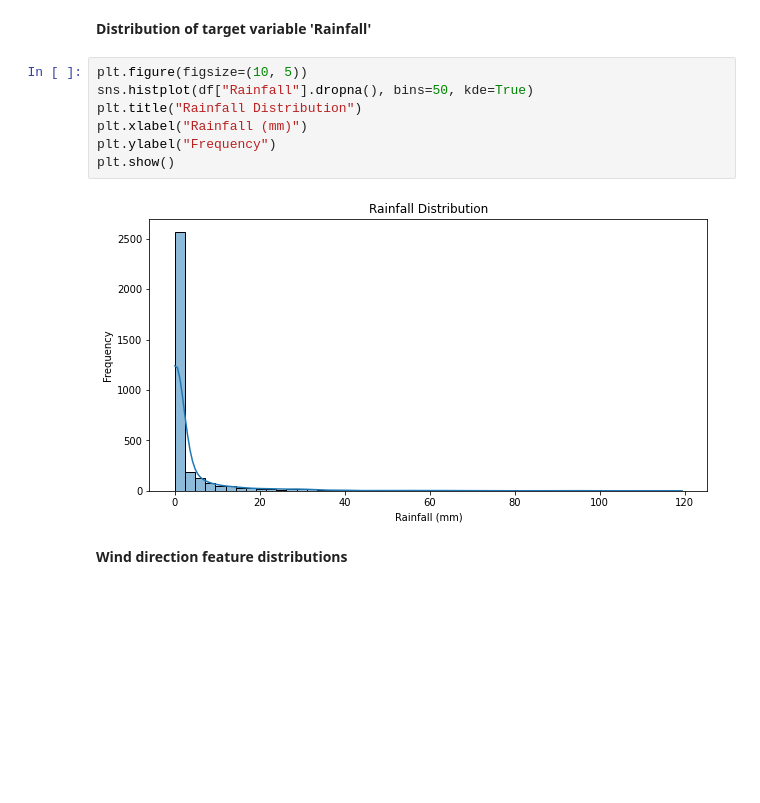
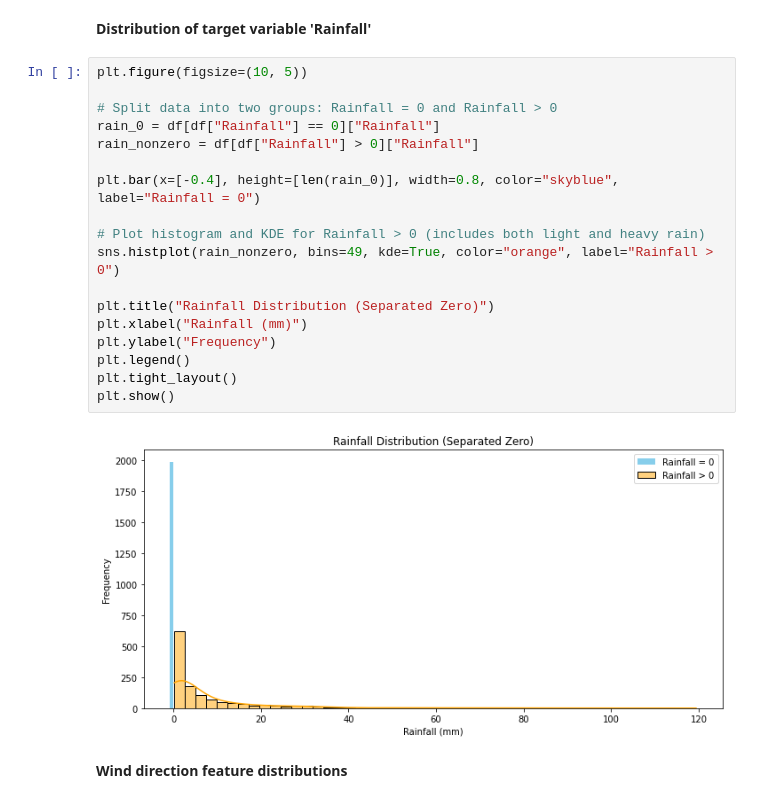
Before and after one commit to WeiDu9302/Rainfall_Prediction, a Jupyter notebook: lstm_model/EDA.ipynb, the cells around one changed output. Saved outputs shown, nothing was run; the diff lists cells and outputs as text; blank space fills up the shorter version.

```diff
--- a/lstm_model/EDA.ipynb
+++ b/lstm_model/EDA.ipynb
@@ -74,15 +74,26 @@ Columns: [Missing Count, Missing Percentage (%)]
 Index: []
 # %% [markdown]
 **Distribution of target variable 'Rainfall'**
-# %%
-plt.figure(figsize=(10, 5))
-sns.histplot(df["Rainfall"].dropna(), bins=50, kde=True)
-plt.title("Rainfall Distribution")
-plt.xlabel("Rainfall (mm)")
-plt.ylabel("Frequency")
-plt.show()
-# %% [output]
-[figure, removed]
+# %%
+plt.figure(figsize=(10, 5))
+
+# Split data into two groups: Rainfall = 0 and Rainfall > 0
+rain_0 = df[df["Rainfall"] == 0]["Rainfall"]
+rain_nonzero = df[df["Rainfall"] > 0]["Rainfall"]
+
+plt.bar(x=[-0.4], height=[len(rain_0)], width=0.8, color="skyblue", label="Rainfall = 0")
+
+# Plot histogram and KDE for Rainfall > 0 (includes both light and heavy rain)
+sns.histplot(rain_nonzero, bins=49, kde=True, color="orange", label="Rainfall > 0")
+
+plt.title("Rainfall Distribution (Separated Zero)")
+plt.xlabel("Rainfall (mm)")
+plt.ylabel("Frequency")
+plt.legend()
+plt.tight_layout()
+plt.show()
+# %% [output]
+[figure, added]
 # %% [markdown]
 **Wind direction feature distributions**
 # %%
```
